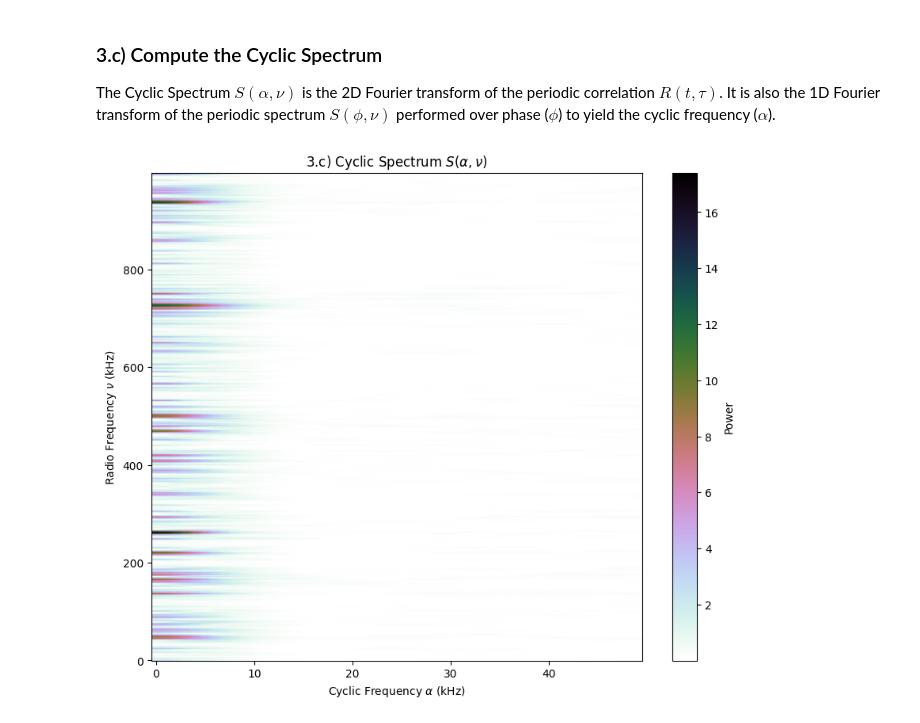
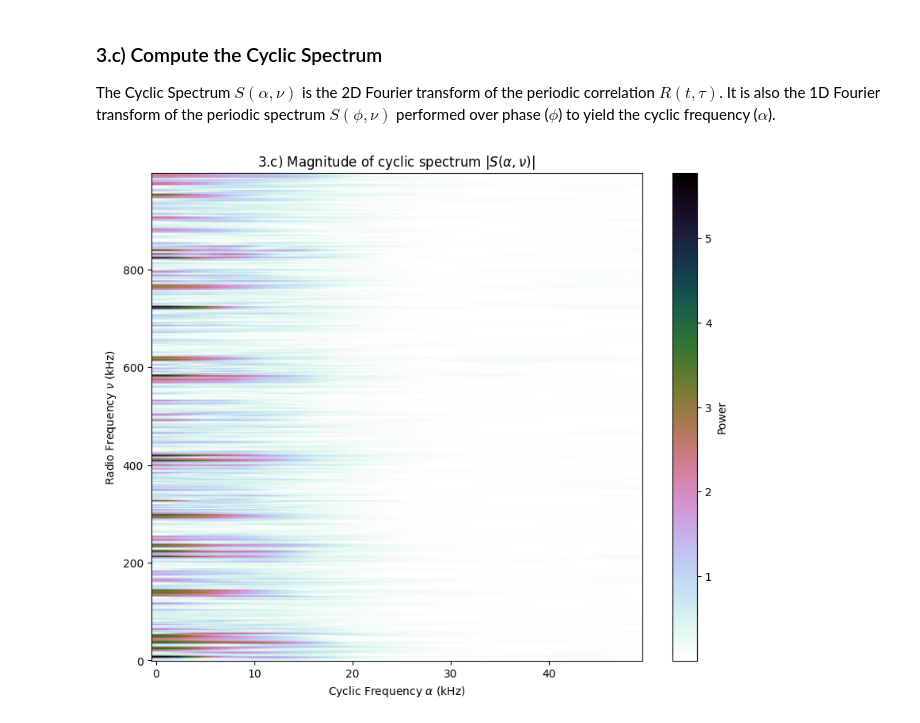
Before and after one commit to straten/dyncycpy, a Jupyter notebook: notebooks/CyclicSpectroscopy.ipynb, the cells around one changed output. Saved outputs shown, nothing was run; the diff lists cells and outputs as text; code cells hidden in the pictures.

Commit message:
refinements to cyclic spectroscopy demonstration

```diff
--- a/notebooks/CyclicSpectroscopy.ipynb
+++ b/notebooks/CyclicSpectroscopy.ipynb
@@ -32,7 +32,7 @@ The pulsar signal is modelled as periodically amplitude-modulated normally-distr
 The pulsar has a spin period of 1 ms and a single component with a full width at half maximum (FWHM) of 50 $\mu$s.
 # %%
 P = 1e-3         # Pulse period: 1 millisecond
-FWHM = 100e-6     # Pulse width (full width at half maximum): 50 microseconds
+FWHM = 50e-6     # Pulse width (full width at half maximum): 50 microseconds
 sigma = FWHM / (2. * np.sqrt(2.* np.log(2.)))
 
 # Create phase array that wraps around the period, centered at P/2
@@ -246,15 +251,15 @@ The Cyclic Spectrum $S(\alpha, \nu)$ is the 2D Fourier transform of the periodic
 # %%
 # 1D FFT of the periodic spectrum
 S_alpha_nu = np.fft.rfft(periodic_spectrum,axis=0)
 
 plt.figure(figsize=(10, 8))
 plt.imshow(np.abs(S_alpha_nu.T)[:,:50], aspect='auto', origin='lower',
            cmap='cubehelix_r', interpolation=None)
-plt.title("3.c) Cyclic Spectrum $S(\\alpha, \\nu)$")
+plt.title("3.c) Magnitude of cyclic spectrum $|S(\\alpha, \\nu)|$")
 plt.ylabel("Radio Frequency $\\nu$ (kHz)")
 plt.xlabel("Cyclic Frequency $\\alpha$ (kHz)")
 plt.colorbar(label='Power')
 
 plt.show()
 # %% [output]
-[figure, old version]
+[figure, new version]
```
Also changed, not shown: parts of 10 cells of this notebook.
